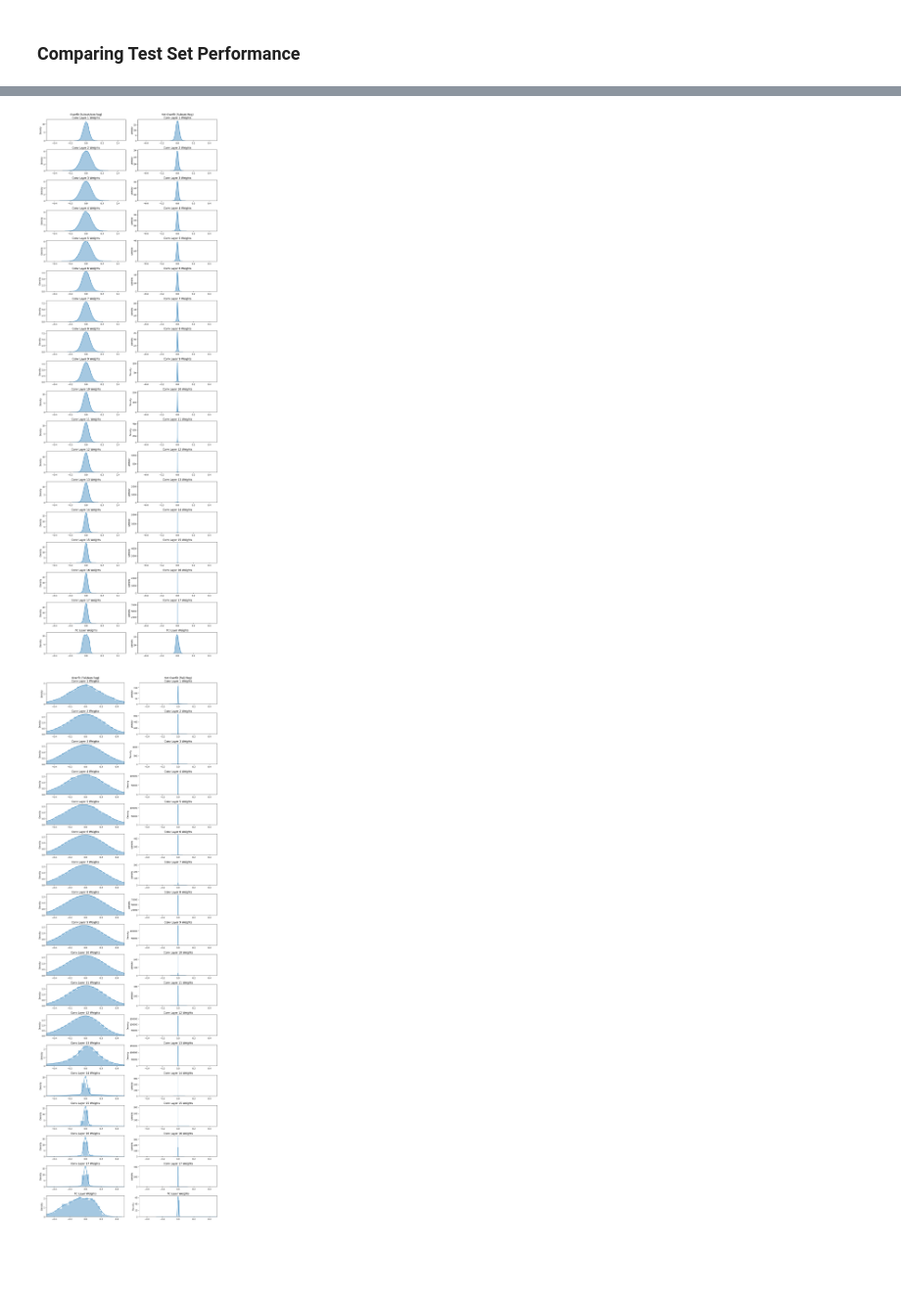
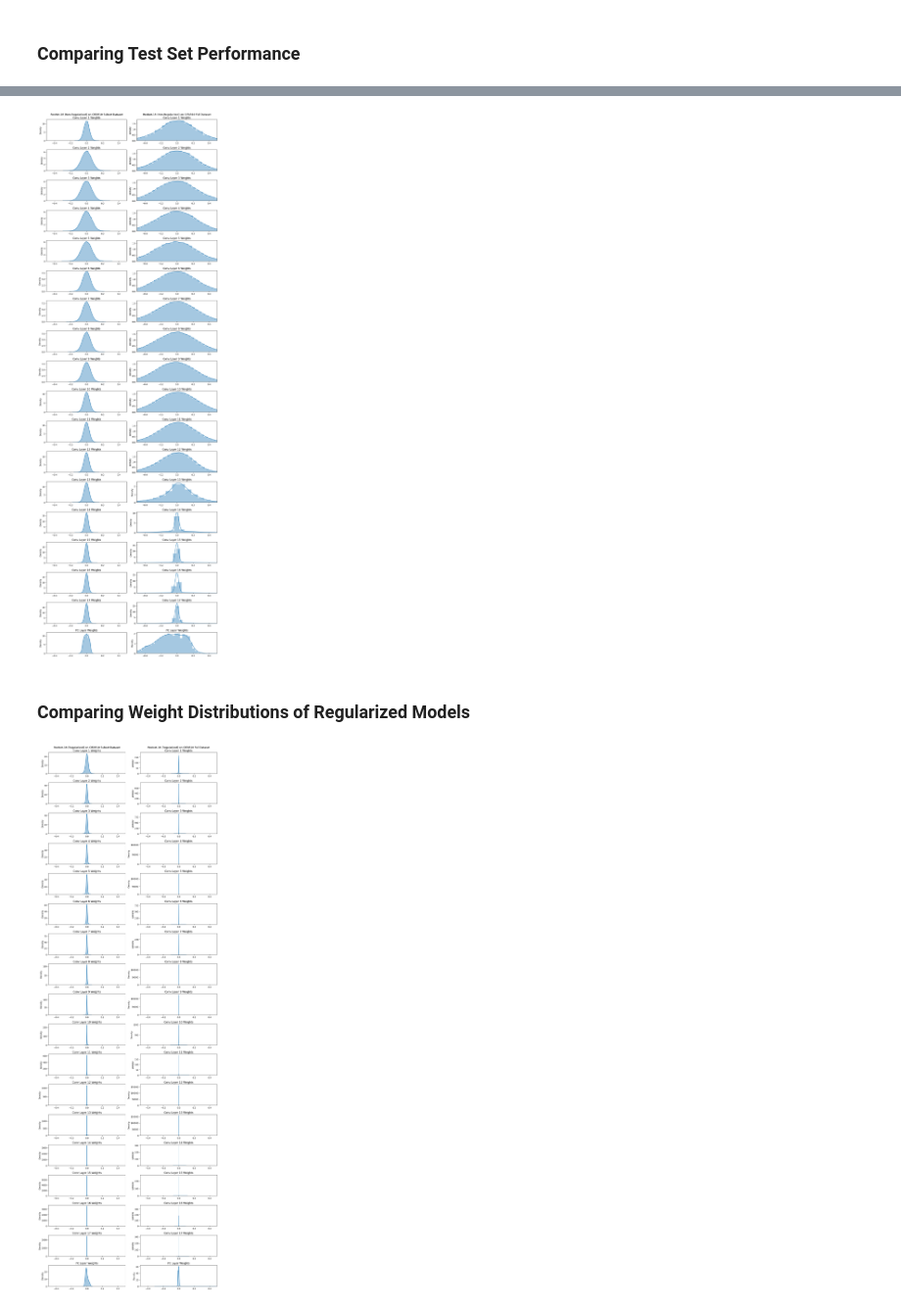
Before and after one commit to munish30monga/gnr_650, a Jupyter notebook: assignment_1.ipynb, the cells around one changed output, grey strips where cells are left out. Shown at 98% size. Cells and saved outputs as stored; diff of their text form; code cells hidden in the pictures; blank space fills up the shorter version.

```diff
--- a/assignment_1.ipynb
+++ b/assignment_1.ipynb
@@ -337,8 +529,9 @@ def build_model(weights_path = './model_weights/best_model.pt'):
 # %%
 subset_best_non_regularized = build_model('./model_weights/best_model_ResNet18_Subset.pt')
-subset_best_regularized = build_model('./model_weights/best_model_ResNet18_Subset_regularize.pt')
-models_list = [subset_best_non_regularized, subset_best_regularized]
-model_names = ["Overfit (Subset/Non Reg)", "Not Overfit (Subset/ Reg)"]
+Full_best_non_regularized = build_model('./model_weights/best_model_ResNet18_Full.pt')
+models_list = [subset_best_non_regularized, Full_best_non_regularized]
+model_names = ["ResNet-18 (Non-Regularised) on CIFAR10 Subset Dataset", \
+               "ResNet-18 (Non-Regularized) on CIFAR10 Full Dataset"]
 
 fig, axes = plt.subplots(nrows=18, ncols=2, figsize=(12, 36))
 conv_layer = 1
@@ -373,12 +566,15 @@ for layer_index in range(18):
 plt.tight_layout()
 plt.show()
 # %% [output]
-[figure, old version]
+[figure, new version]
+# %% [markdown]
+### Comparing Weight Distributions of Regularized Models
 # %%
-Full_best_non_regularized = build_model('./model_weights/best_model_ResNet18_Full.pt')
 Full_best_regularized = build_model('./model_weights/best_model_ResNet18_Full_regularize.pt')
-models_list = [Full_best_non_regularized, Full_best_regularized]
-model_names = ["Overfit (Full/Non Reg)", "Not Overfit (Full/ Reg)"]
+subset_best_regularized = build_model('./model_weights/best_model_ResNet18_Subset_regularize.pt')
+models_list = [subset_best_regularized, Full_best_regularized]
+model_names = ["ResNet-18 (Regularized) on CIFAR10 Subset Dataset", \
+               "ResNet-18 (Regularized) on CIFAR10 Full Dataset"]
 
 fig, axes = plt.subplots(nrows=18, ncols=2, figsize=(12, 36))
 conv_layer = 1
@@ -387,31 +583,31 @@ for layer_index in range(18):
     for model_index, model in enumerate(models_list
 ):
         current_layer = None
         layer_count = 0
         for layer in model.named_modules():
             if layer[0].find('conv') != -1:
                 if layer_count == layer_index:
                     current_layer = layer
                     break
                 layer_count += 1
             elif layer[0].find('fc') != -1 and layer_index == 17:
                 current_layer = layer
                 break
 
         if current_layer:
             layer_weights = current_layer[1].weight.cpu().detach().clone().numpy().reshape(-1, 1)
             if current_layer[0].find('conv') != -1:
                 title = f"Conv Layer {conv_layer} Weights"
                 if model_index == 1:
                     conv_layer += 1
             else:
                 title = f"FC Layer Weights"
             if layer_index == 0:
                 title = f"{model_names[model_index]}\n{title}"
             sns.distplot(x=layer_weights, ax=axes[layer_index, model_index]).set(title=title)
             axes[layer_index, model_index].set_xlim(-0.5, 0.5)
 
 plt.tight_layout()
 plt.show()
 # %% [output]
-[figure, old version]
+[figure, new version]
```
Also changed, not shown: parts of 23 cells of this notebook.
